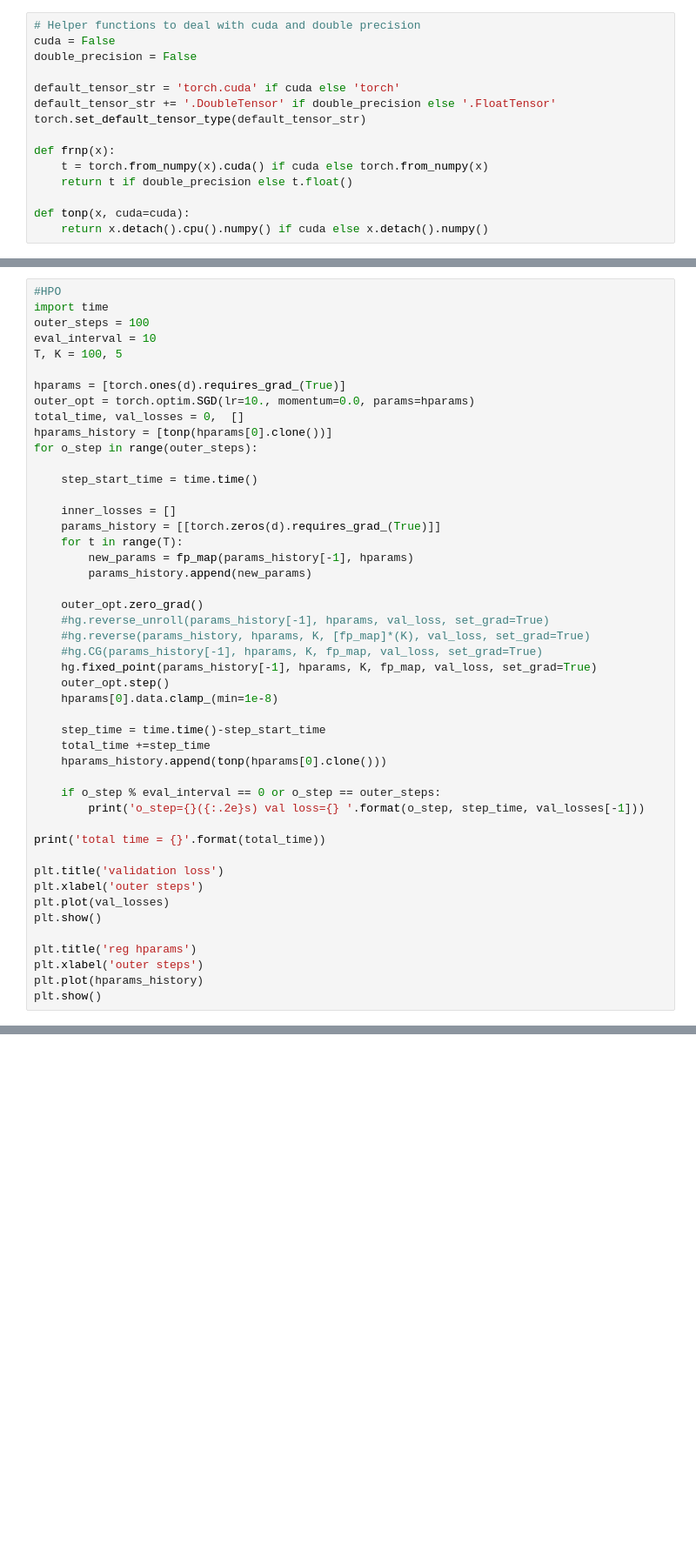
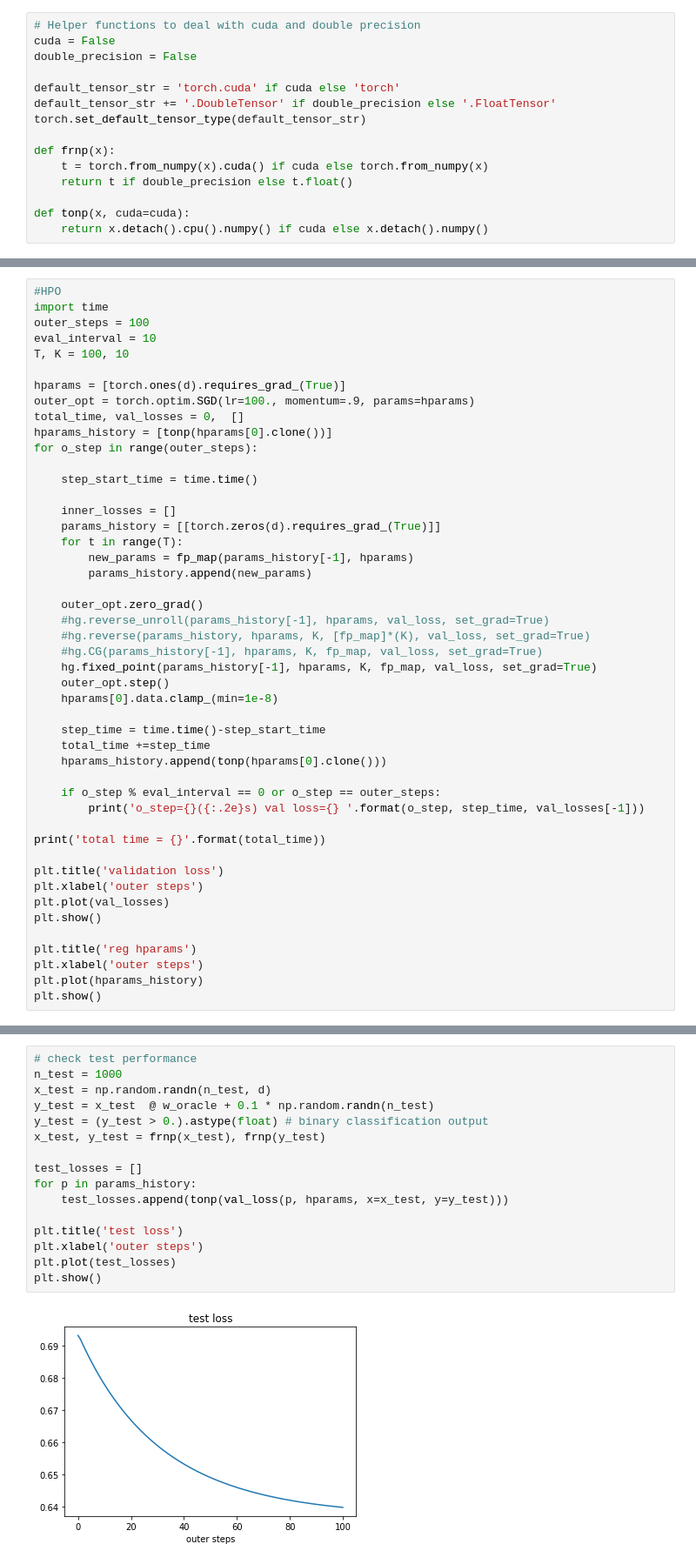
Before and after one commit to prolearner/hypertorch, a Jupyter notebook: examples/logistic_regression.ipynb, the cells around one changed output, grey strips where cells are left out. Shown: that part at 87% size. Saved outputs shown, nothing was run; the diff lists cells and outputs as text; blank space fills up the shorter version.

Commit message:
added test performance

```diff
--- a/examples/logistic_regression.ipynb
+++ b/examples/logistic_regression.ipynb
@@ -118,10 +127,10 @@ reverse_unroll - reverse (should be 0): 0.0
 import time
 outer_steps = 100
 eval_interval = 10
-T, K = 100, 5
+T, K = 100, 10
 
 hparams = [torch.ones(d).requires_grad_(True)]
-outer_opt = torch.optim.SGD(lr=10., momentum=0.0, params=hparams)
+outer_opt = torch.optim.SGD(lr=100., momentum=.9, params=hparams)
 total_time, val_losses = 0,  []
 hparams_history = [tonp(hparams[0].clone())]
 for o_step in range(outer_steps):
@@ -176,0 +186,18 @@ total time = 12.465420007705688
+# %%
+# check test performance
+n_test = 1000
+x_test = np.random.randn(n_test, d)
+y_test = x_test  @ w_oracle + 0.1 * np.random.randn(n_test)
+y_test = (y_test > 0.).astype(float) # binary classification output
+x_test, y_test = frnp(x_test), frnp(y_test)
+
+test_losses = []
+for p in params_history:
+    test_losses.append(tonp(val_loss(p, hparams, x=x_test, y=y_test)))
+
+plt.title('test loss')
+plt.xlabel('outer steps')
+plt.plot(test_losses)
+plt.show()
+# %% [output]
+[figure, added]
```
Also changed, not shown: parts of 4 cells of this notebook.
